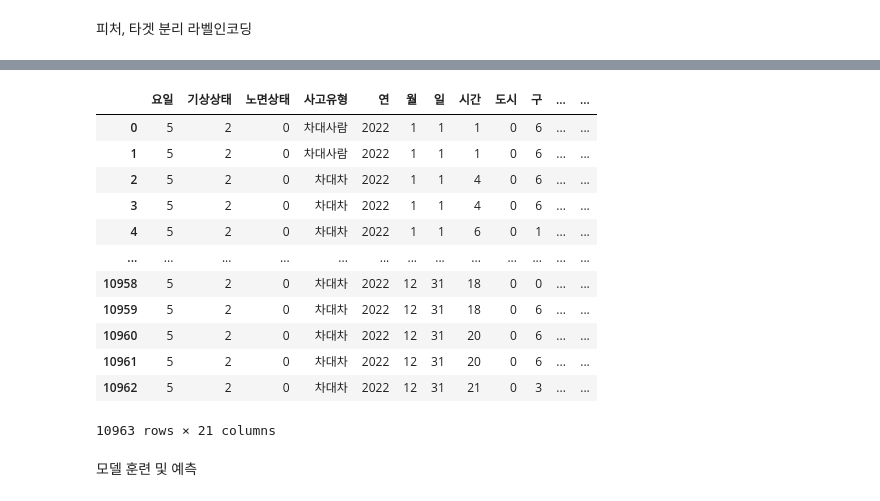
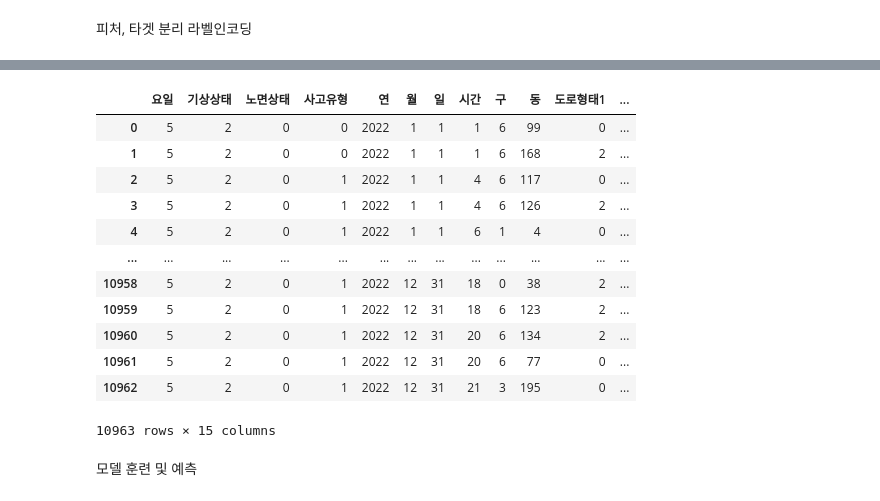
Before and after one commit to JinsolKN/daegu_traffic, a Jupyter notebook: xgboost.ipynb, the cells around one changed output, grey strips where cells are left out. Drawn from its saved outputs; the diff is of its cells as text; code cells hidden in the pictures.

```diff
--- a/xgboost.ipynb
+++ b/xgboost.ipynb
@@ -638,19 +447,19 @@ X
-# %%
-test_df
-# %% [output]
-|  | 요일 | 기상상태 | 노면상태 | 사고유형 | 연 | 월 | 일 | 시간 | 도시 | 구 | ... | ... |
-| 0 | 5 | 2 | 0 | 차대사람 | 2022 | 1 | 1 | 1 | 0 | 6 | ... | ... |
-| 1 | 5 | 2 | 0 | 차대사람 | 2022 | 1 | 1 | 1 | 0 | 6 | ... | ... |
-| 2 | 5 | 2 | 0 | 차대차 | 2022 | 1 | 1 | 4 | 0 | 6 | ... | ... |
-| 3 | 5 | 2 | 0 | 차대차 | 2022 | 1 | 1 | 4 | 0 | 6 | ... | ... |
-| 4 | 5 | 2 | 0 | 차대차 | 2022 | 1 | 1 | 6 | 0 | 1 | ... | ... |
-| ... | ... | ... | ... | ... | ... | ... | ... | ... | ... | ... | ... | ... |
-| 10958 | 5 | 2 | 0 | 차대차 | 2022 | 12 | 31 | 18 | 0 | 0 | ... | ... |
-| 10959 | 5 | 2 | 0 | 차대차 | 2022 | 12 | 31 | 18 | 0 | 6 | ... | ... |
-| 10960 | 5 | 2 | 0 | 차대차 | 2022 | 12 | 31 | 20 | 0 | 6 | ... | ... |
-| 10961 | 5 | 2 | 0 | 차대차 | 2022 | 12 | 31 | 20 | 0 | 6 | ... | ... |
-| 10962 | 5 | 2 | 0 | 차대차 | 2022 | 12 | 31 | 21 | 0 | 3 | ... | ... |
-10963 rows × 21 columns
+# %%
+test_scaled
+# %% [output]
+|  | 요일 | 기상상태 | 노면상태 | 사고유형 | 연 | 월 | 일 | 시간 | 구 | 동 | 도로형태1 | ... |
+| 0 | 5 | 2 | 0 | 0 | 2022 | 1 | 1 | 1 | 6 | 99 | 0 | ... |
+| 1 | 5 | 2 | 0 | 0 | 2022 | 1 | 1 | 1 | 6 | 168 | 2 | ... |
+| 2 | 5 | 2 | 0 | 1 | 2022 | 1 | 1 | 4 | 6 | 117 | 0 | ... |
+| 3 | 5 | 2 | 0 | 1 | 2022 | 1 | 1 | 4 | 6 | 126 | 2 | ... |
+| 4 | 5 | 2 | 0 | 1 | 2022 | 1 | 1 | 6 | 1 | 4 | 0 | ... |
+| ... | ... | ... | ... | ... | ... | ... | ... | ... | ... | ... | ... | ... |
+| 10958 | 5 | 2 | 0 | 1 | 2022 | 12 | 31 | 18 | 0 | 38 | 2 | ... |
+| 10959 | 5 | 2 | 0 | 1 | 2022 | 12 | 31 | 18 | 6 | 123 | 2 | ... |
+| 10960 | 5 | 2 | 0 | 1 | 2022 | 12 | 31 | 20 | 6 | 134 | 2 | ... |
+| 10961 | 5 | 2 | 0 | 1 | 2022 | 12 | 31 | 20 | 6 | 77 | 0 | ... |
+| 10962 | 5 | 2 | 0 | 1 | 2022 | 12 | 31 | 21 | 3 | 195 | 0 | ... |
+10963 rows × 15 columns
 # %% [markdown]
 모델 훈련 및 예측
 # %%
```
Also changed, not shown: parts of 32 cells of this notebook.
